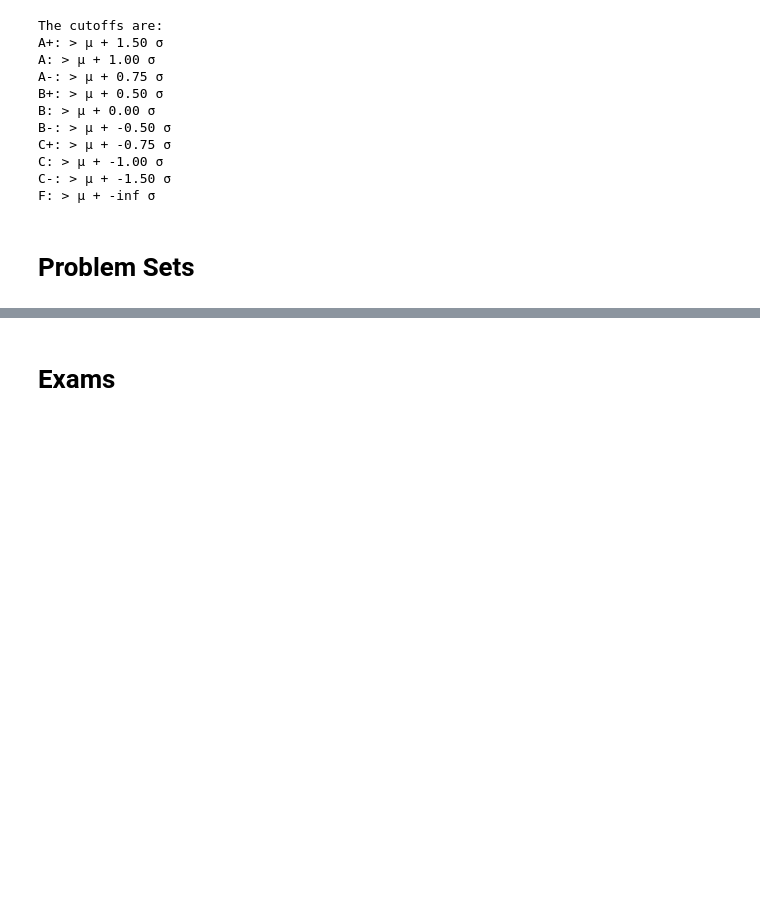
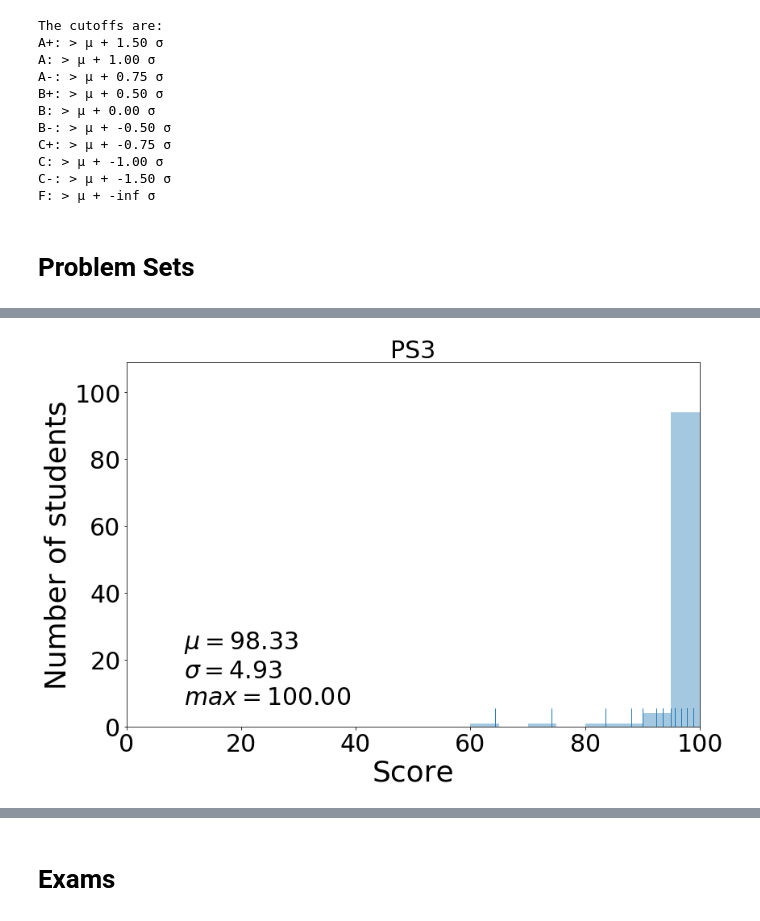
Before and after one commit to materialsvirtuallab/ceng114, a Jupyter notebook: grades/statsw2019.ipynb, the cells around one changed output, grey strips where cells are left out. Saved outputs shown, nothing was run; the diff lists cells and outputs as text; code cells hidden in the pictures; blank space fills up the shorter version.

```diff
--- a/grades/statsw2019.ipynb
+++ b/grades/statsw2019.ipynb
@@ -168,3 +172,5 @@ cutoffs = bar_plot(d, "CS1", annotate=False)
 # %%
-#cutoffs = bar_plot(d, "PS3", annotate=False)
+cutoffs = bar_plot(d, "PS3", annotate=False)
+# %% [output]
+[figure, added]
 # %%
```
Also changed, not shown: parts of 8 cells of this notebook.
